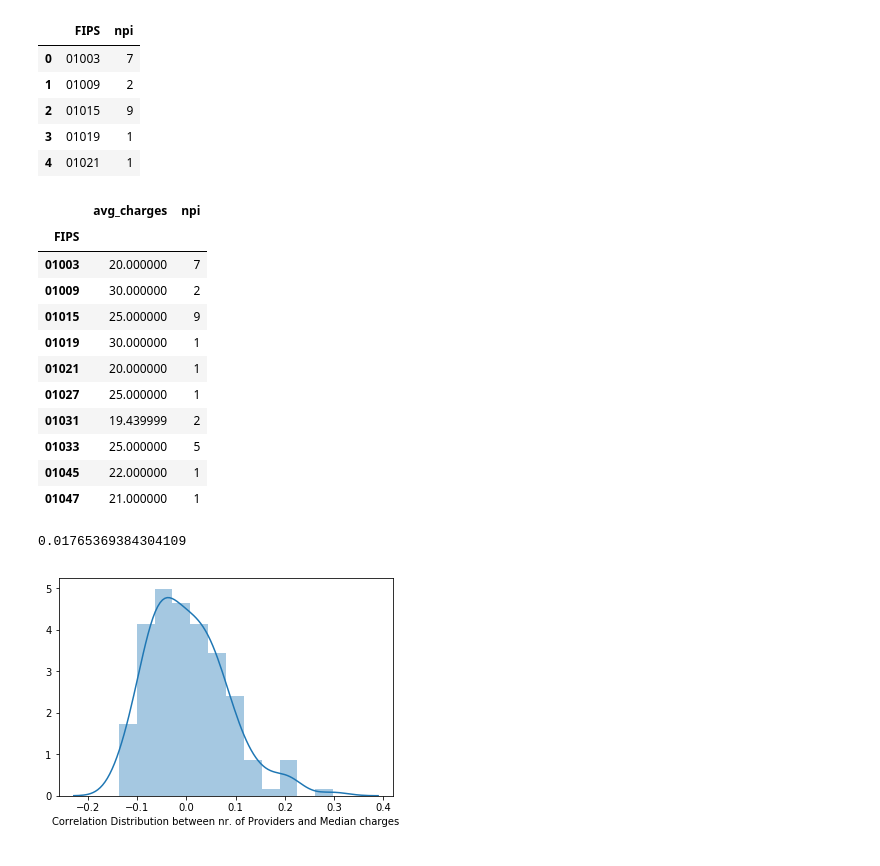
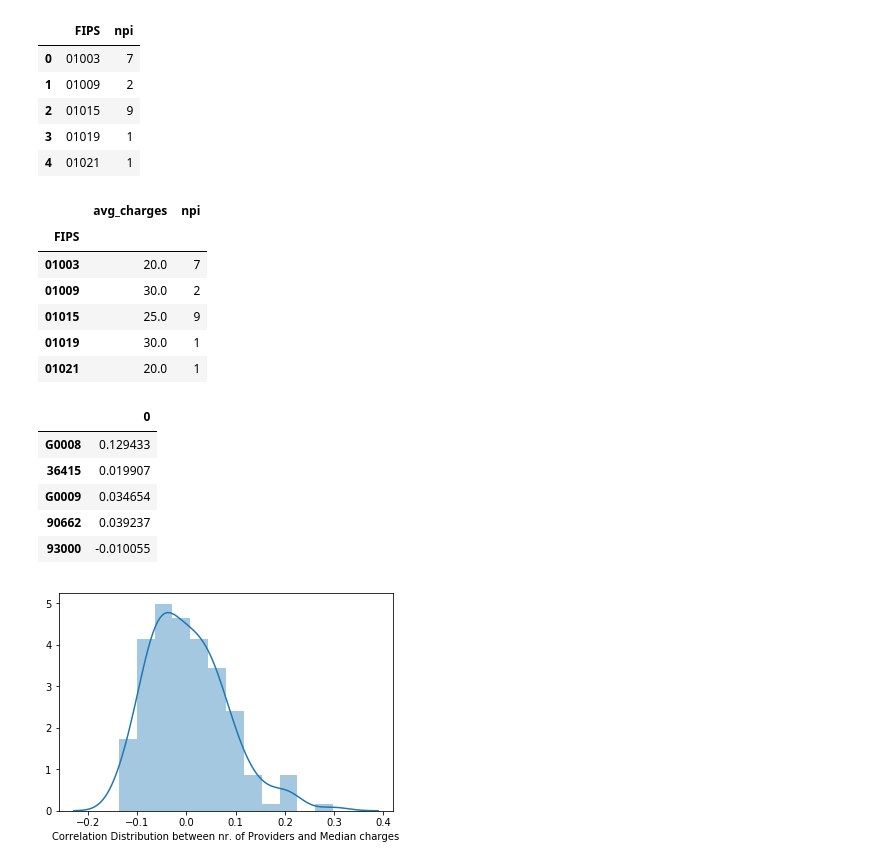
Before and after one commit to miguelbeca/data_science_projects, a Jupyter notebook: Capstone Project 1 - Medicare Charges/3 - Inferential Statistics Part 1 - Correlation over dataset.ipynb, the cells around one changed output. Drawn from its saved outputs; the diff is of its cells as text; code cells hidden in the pictures.

```diff
--- a/Capstone Project 1 - Medicare Charges/3 - Inferential Statistics Part 1 - Correlation over dataset.ipynb
+++ b/Capstone Project 1 - Medicare Charges/3 - Inferential Statistics Part 1 - Correlation over dataset.ipynb
@@ -163,29 +161,19 @@ data_npi_group_test.head()
 # %%
 #Function to merge avg_charges and NPI counts and get correlation dataset
 def get_correlation_dataset(data_charges,data_npi):
     corr_data = pd.merge(data_charges[['FIPS','avg_charges']], data_npi[['FIPS','npi']], on='FIPS')
     corr_data.set_index('FIPS', inplace=True)
     return corr_data
 
+#Test data for function
 correl_dataset = get_correlation_dataset(data_group_test,data_npi_group_test )
-correl_dataset.head(10)
+correl_dataset.head()
 # %% [output]
 |  | avg_charges | npi |
 | FIPS |  |  |
-| 01003 | 20.000000 | 7 |
-| 01009 | 30.000000 | 2 |
-| 01015 | 25.000000 | 9 |
-| 01019 | 30.000000 | 1 |
-| 01021 | 20.000000 | 1 |
-| 01027 | 25.000000 | 1 |
-| 01031 | 19.439999 | 2 |
-| 01033 | 25.000000 | 5 |
-| 01045 | 22.000000 | 1 |
-| 01047 | 21.000000 | 1 |
+| 01003 | 20.0 | 7 |
+| 01009 | 30.0 | 2 |
+| 01015 | 25.0 | 9 |
+| 01019 | 30.0 | 1 |
+| 01021 | 20.0 | 1 |
-# %%
-correlation = correl_dataset['avg_charges'].corr(correl_dataset['npi'])
-print(correlation)
-#correl_dataset.corr()
-# %% [output]
-0.01765369384304109
 # %%
@@ -207,5 +193,12 @@ test_dict = generate_corr_dict(df3,cpt_list)
 # %%
-#print(test_dict)
-#corr_df = pd.DataFrame(test_dict.items())
-#corr_df.head(10)
+#Output of correlation dictionary
+corr_df = pd.DataFrame.from_dict(test_dict,orient='index')
+corr_df.head()
+# %% [output]
+|  | 0 |
+| G0008 | 0.129433 |
+| 36415 | 0.019907 |
+| G0009 | 0.034654 |
+| 90662 | 0.039237 |
+| 93000 | -0.010055 |
 # %%
```
Also changed, not shown: parts of 10 cells of this notebook, 1 other file.
